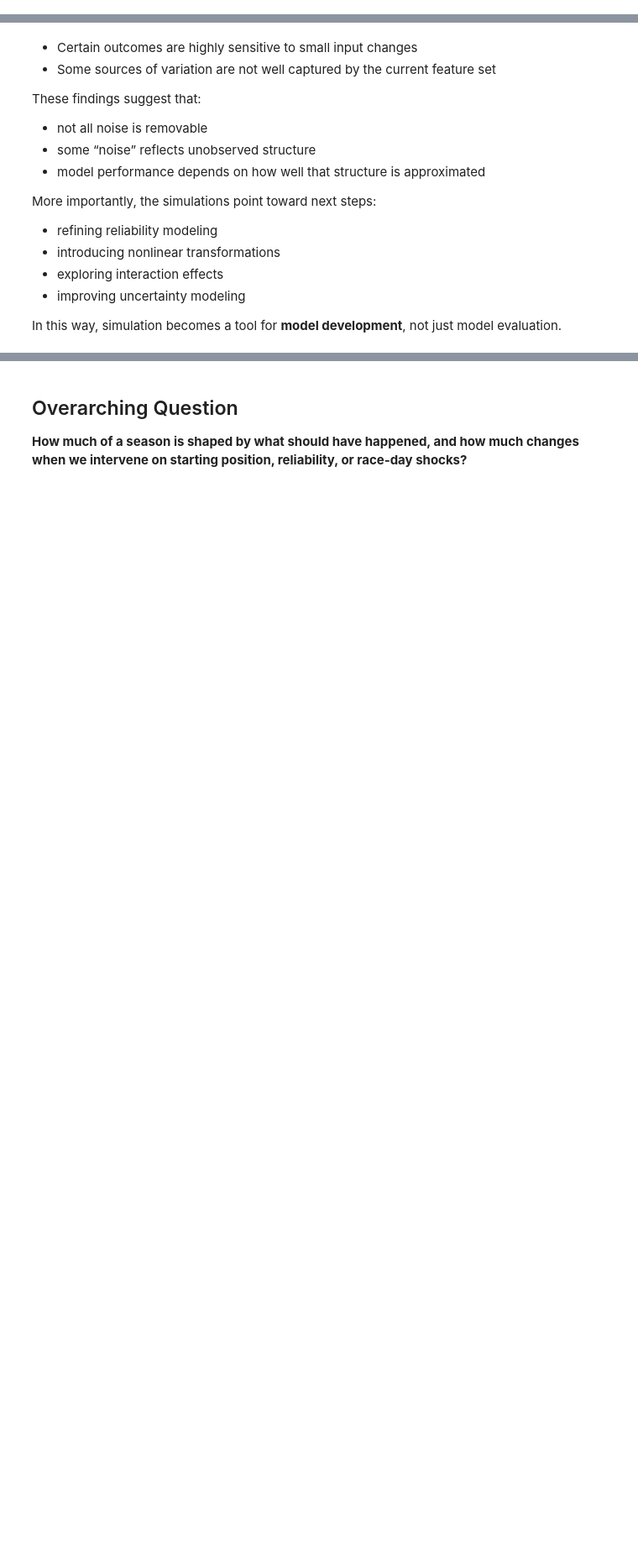
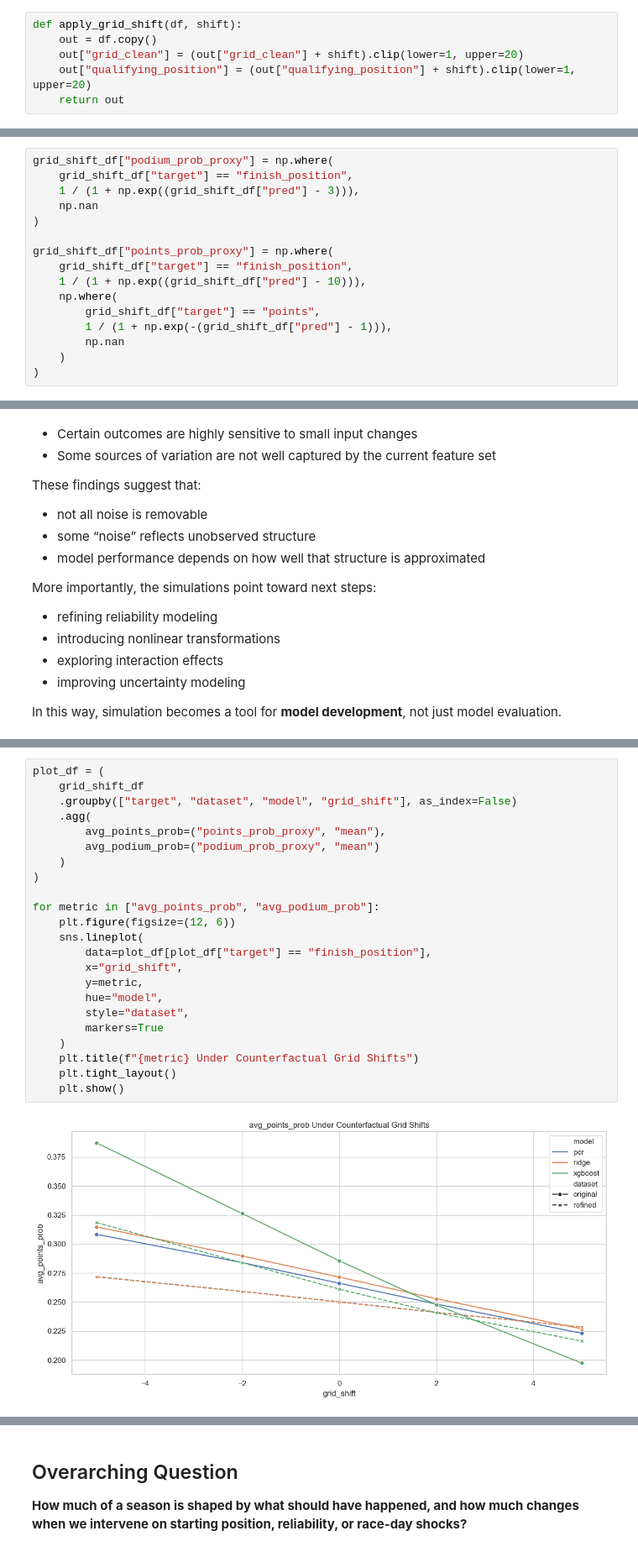
Before and after one commit to blackpaigestone/f1-worldchamp, a Jupyter notebook: 07_simulation_and_counterfactuals.ipynb, the cells around one changed output, grey strips where cells are left out. Shown at 84% size. Saved outputs shown, nothing was run; the diff lists cells and outputs as text; blank space fills up the shorter version.

```diff
--- a/07_simulation_and_counterfactuals.ipynb
+++ b/07_simulation_and_counterfactuals.ipynb
@@ -180,3 +575,9 @@ By shifting starting positions and re-simulating outcomes, we can observe:
 This provides insight into:
 - whether grid position is over-weighted or under-weighted
 - whether transformations (e.g., nonlinear terms, splines) may improve the model
+# %%
+def apply_grid_shift(df, shift):
+    out = df.copy()
+    out["grid_clean"] = (out["grid_clean"] + shift).clip(lower=1, upper=20)
+    out["qualifying_position"] = (out["qualifying_position"] + shift).clip(lower=1, upper=20)
+    return out
@@ -183,3 +627,19 @@ This provides insight into:
+# %%
+grid_shift_df["podium_prob_proxy"] = np.where(
+    grid_shift_df["target"] == "finish_position",
+    1 / (1 + np.exp((grid_shift_df["pred"] - 3))),
+    np.nan
+)
+
+grid_shift_df["points_prob_proxy"] = np.where(
+    grid_shift_df["target"] == "finish_position",
+    1 / (1 + np.exp((grid_shift_df["pred"] - 10))),
+    np.where(
+        grid_shift_df["target"] == "points",
+        1 / (1 + np.exp(-(grid_shift_df["pred"] - 1))),
+        np.nan
+    )
+)
 # %% [markdown]
 ## Race-Day Shocks: Exploring Model Blind Spots
 
@@ -227,0 +766,25 @@ In this way, simulation becomes a tool for **model development**, not just model
+# %%
+plot_df = (
+    grid_shift_df
+    .groupby(["target", "dataset", "model", "grid_shift"], as_index=False)
+    .agg(
+        avg_points_prob=("points_prob_proxy", "mean"),
+        avg_podium_prob=("podium_prob_proxy", "mean")
+    )
+)
+
+for metric in ["avg_points_prob", "avg_podium_prob"]:
+    plt.figure(figsize=(12, 6))
+    sns.lineplot(
+        data=plot_df[plot_df["target"] == "finish_position"],
+        x="grid_shift",
+        y=metric,
+        hue="model",
+        style="dataset",
+        markers=True
+    )
+    plt.title(f"{metric} Under Counterfactual Grid Shifts")
+    plt.tight_layout()
+    plt.show()
+# %% [output]
+[figure, added]
```
Also changed, not shown: parts of 29 cells of this notebook.
